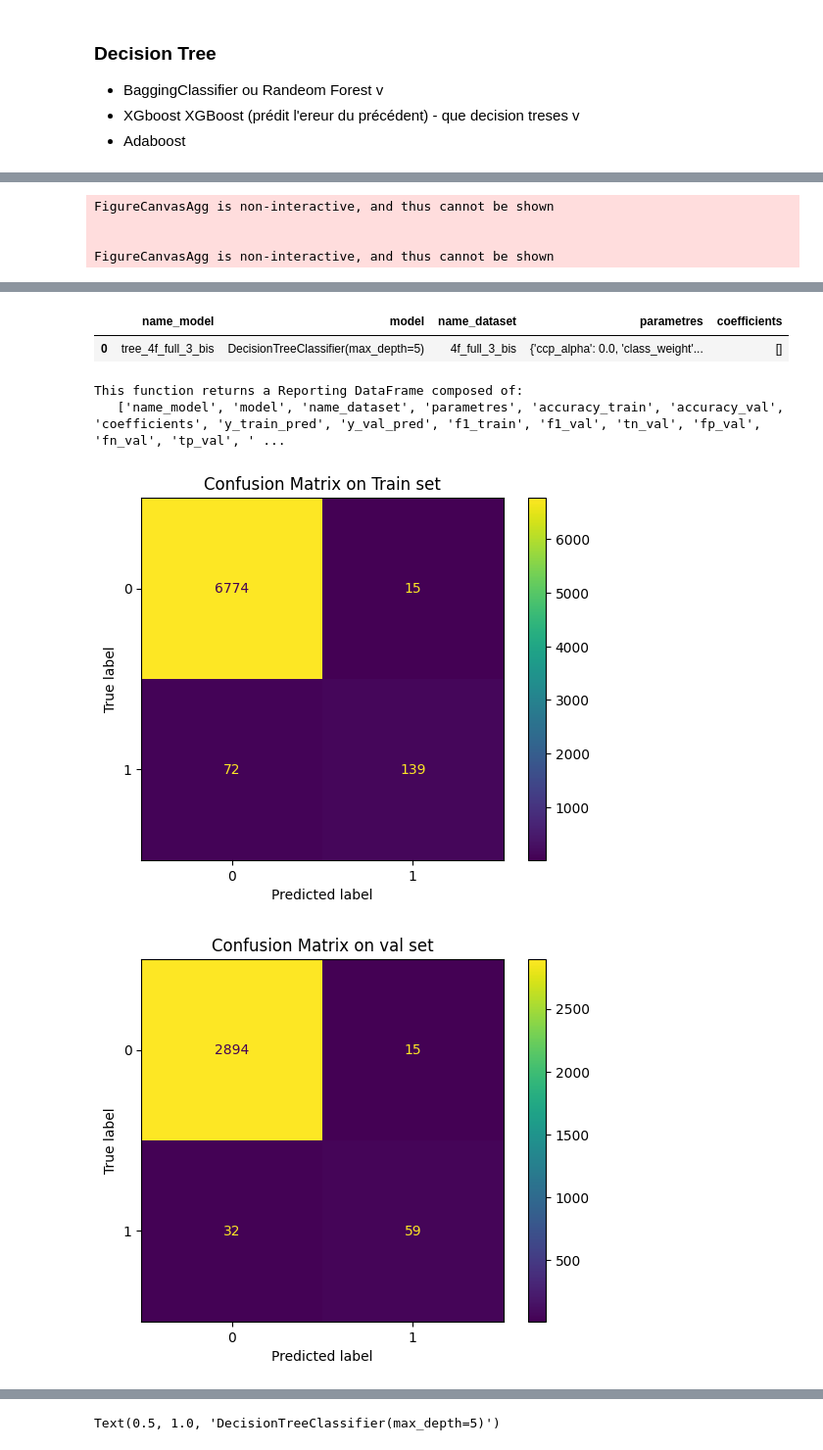
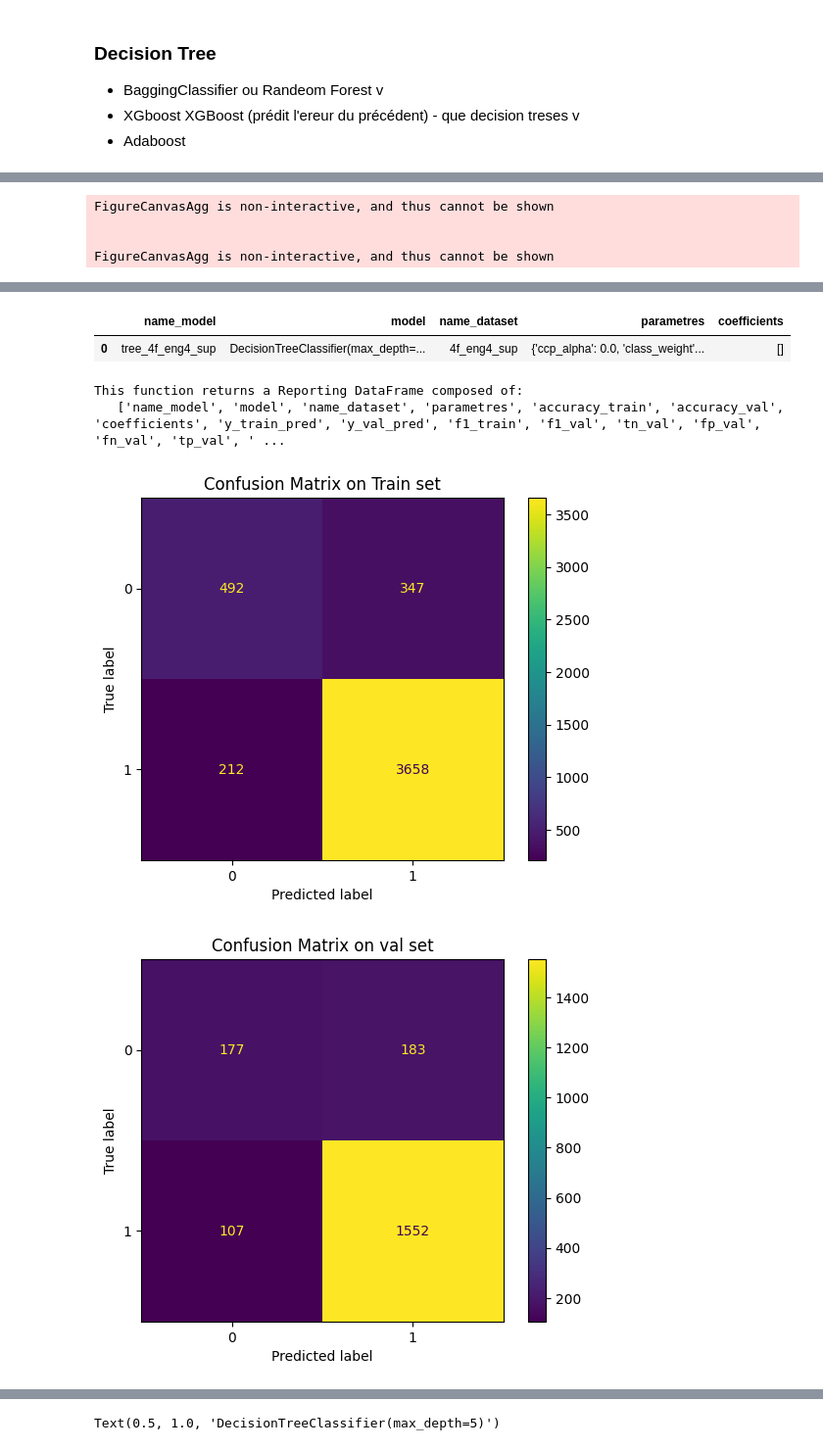
Before and after one commit to kumquat42/202311_jedha_Bloc3_ML_challenge, a Jupyter notebook: 202311_jedha_bloc3_ML_challenge.ipynb, the cells around one changed output, grey strips where cells are left out. Shown at 98% size. Saved outputs shown, nothing was run; the diff lists cells and outputs as text; code cells hidden in the pictures.

```diff
--- a/202311_jedha_bloc3_ML_challenge.ipynb
+++ b/202311_jedha_bloc3_ML_challenge.ipynb
@@ -545,3 +573,0 @@ X_train.shape, len(y_train)
-# %%
-X_val, y_val = X_inf_v, y_inf_v
-X_val.shape, len(y_val)
@@ -595,12 +621,12 @@ params = {
     'min_samples_split': [2, 3, 4]
 }
 
-tree_simple_gs_m = GridSearchCV(decision_tree, param_grid = params, cv = 3)
+tree_simple_gs_m= GridSearchCV(decision_tree, param_grid = params, cv = 3)
 tree_simple_gs_m .fit(X_train, y_train)
 
-tree_simple_3feat = model_scores('tree_simple_gs_3f', tree_simple_gs_m.best_estimator_, '3feat')
+tree_simple_4f_eng4_inf  = model_scores('tree_simple_gs_4f_eng4_inf ', tree_simple_gs_m.best_estimator_, '4f_eng4_inf ', percent)
 
-final_scoring= pd.concat([final_scoring,tree_simple_3feat])
+final_scoring= pd.concat([final_scoring,tree_simple_4f_eng4_inf ])
 #final_scoring.loc[final_scoring['name_model'] == 'tree_simple_gs', 'parametres'].values
 
 # 'criterion': 'gini', 'max_depth': 8, 'min_samples_leaf': 2, 'min_samples_split': 2,
@@ -609,3 +635,6 @@ sns.catplot(x = final_scoring['name_model'], y = final_scoring['f1_val'], kind =
 
 # peut être fait avec DBScan, mais ce serait triché en ML Supervised
 # moins bon en 3 feat
+
+
+# sur inf: 0.419415	0.404853... c'est toujours la détection de 1 qui pêche :(
@@ -758,8 +821,8 @@ classifier.fit(X_train, y_train)
  'verbose': 0,
  'warm_start': False}
 '''
-reglog_4f_full_3 = model_scores('reglog_4f_full_3', classifier, '4f_full', percent)
-final_scoring= pd.concat([final_scoring,reglog_4f_full_3])
+reglog_4f_eng4_sup = model_scores('reglog_4f_eng4_sup', classifier, '4f__eng4_sup', percent)
+final_scoring= pd.concat([final_scoring,reglog_4f_eng4_sup])
 #0.764936	0.755274 4feat_eng2
 #0.760645	0.748939 4feat_ eng1 -> moins bon.
 #final_scoring = reglog_full
@@ -768,6 +831,12 @@ final_scoring= pd.concat([final_scoring,reglog_4f_full_3])
 # 4f_inf tv => horrible: 	0.192564	0.207906 avec les bons paramètres
 # avec 40% en test : 0.72549	0.753488
 # avec 30% en val : 0.729282	0.765432 _ le must
+#4f_eng3 _ 0.763743	0.756637
+#4f_eng4 _ 0.739302	0.732453 moins bon...
+#4f_eng4_inf 0.371762	0.394161 _ pourri
+#4f_eng4_sup 0.926013	0.929855 magnifique ! (on a beaucoup de 1...)
+
+
 final_scoring
 # %% [output]
 classification report train
@@ -838,16 +907,18 @@ logreg = LogisticRegression()
 
 # Grid of values to be tested
 params = {
-    'C': [0.1, 1.0, 10.0]
+    'C': [0.1, 1.0, 10.0],
+    'penalty':['l1', 'l2']
 }
 reglog_opt = GridSearchCV(logreg, param_grid = params, cv = 3) # cv : the number of folds to be used for CV
 reglog_opt.fit(X_train, y_train)
 
-reglog_gs = model_scores('reglog_gs', reglog_opt.best_estimator_, 'full')
 
-final_scoring= pd.concat([final_scoring,reglog_gs])
+reglog_gs_4f_eng4_inf = model_scores('reglog_gs_4f_eng4_inf', reglog_opt.best_estimator_, '4f_eng4_inf', percent)
 
-reglog_gs.parametres[0]
+final_scoring= pd.concat([final_scoring,reglog_gs_4f_eng4_inf])
+
+reglog_gs_4f_eng4_inf.parametres[0]
 
 #reglog_gs.parametres[0]
 '''
@@ -868,3 +939,4 @@ reglog_gs.parametres[0]
  'warm_start': False}
 
 '''
+# pasok avec 4f_eng4_inf  0.383951	0.399217
@@ -930,9 +1052,9 @@ estimator__max_depth': 8,
  'n_estimators': 5,'''
 
 decision_tree.fit(X_train, y_train)
-tree_4f_full_3_bis = model_scores('tree_4f_full_3_bis', decision_tree, '4f_full_3_bis', percent)
+tree_4f_eng4_sup = model_scores('tree_4f_eng4_sup', decision_tree, '4f_eng4_sup', percent)
 
-final_scoring= pd.concat([final_scoring,tree_4f_full_3_bis])
+final_scoring= pd.concat([final_scoring,tree_4f_eng4_sup])
 # param classique : overfit à mort... Try avec gs...
 #4feat_eng 1...0.781321	0.735632  overfitting
 #4feat_eng 2...	0.781321 0.737001  overfitting _ idem
@@ -940,7 +1062,10 @@ final_scoring= pd.concat([final_scoring,tree_4f_full_3_bis])
 #4f_inf: 0.2852	0.500575
 # tree_4f_full_30% val: 0.74934	0.704545 avec best_param
 #tree_4f_full_30% val avec max_dept=5, min sample = 1 , 0.761644	0.715152 overfitting... pas cool...
-
+#4f_eng3 # 0.76587	0.744195
+#4f_eng4 #	0.76587	0.744195
+#4f_eng4_inf #	0.421166	0.413836 pourri
+#4f_eng4_sup #		0.929016	0.914555 super...
 
 #4finf_tv, 0.275466	0.267568 mauvais
 # %% [output]
@@ -972,9 +1097,9 @@ FigureCanvasAgg is non-interactive, and thus cannot be shown
 |  | name_model | model | name_dataset | parametres | coefficients |
-| 0 | tree_4f_full_3_bis | DecisionTreeClassifier(max_depth=5) | 4f_full_3_bis | {'ccp_alpha': 0.0, 'class_weight'... | [] |
+| 0 | tree_4f_eng4_sup | DecisionTreeClassifier(max_depth=... | 4f_eng4_sup | {'ccp_alpha': 0.0, 'class_weight'... | [] |
 This function returns a Reporting DataFrame composed of:
    ['name_model', 'model', 'name_dataset', 'parametres', 'accuracy_train', 'accuracy_val', 'coefficients', 'y_train_pred', 'y_val_pred', 'f1_train', 'f1_val', 'tn_val', 'fp_val', 'fn_val', 'tp_val', ' ...
-[figure, old version]
+[figure, new version]
-[figure, old version]
+[figure, new version]
 # %%
 # Perform grid search
 decision_tree = DecisionTreeClassifier()
```
Also changed, not shown: parts of 20 cells of this notebook, 2 other files.
